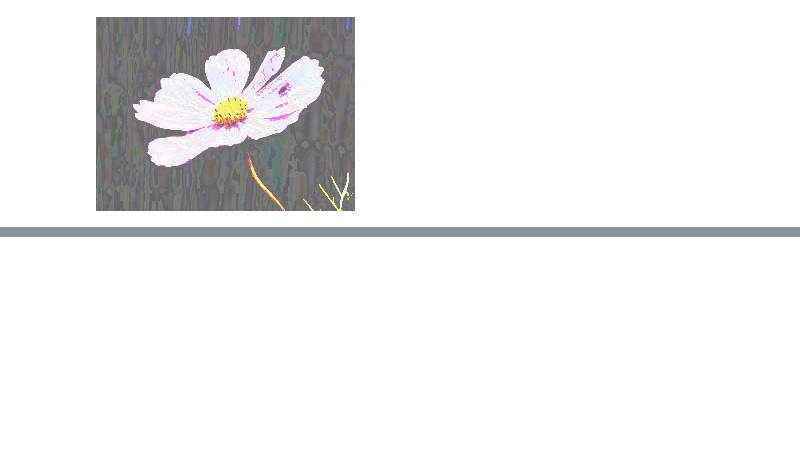
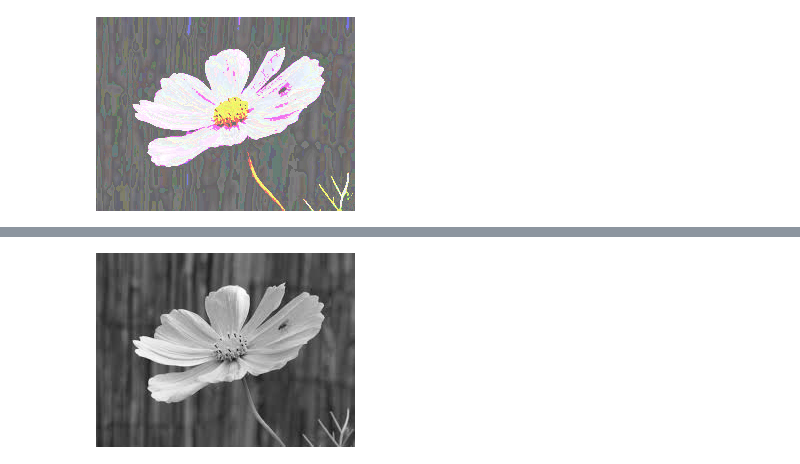
Before and after one commit to szeshiang/Advanced-Computer-Vision, a Jupyter notebook: 062324_Img_Processing.ipynb, the cells around one changed output, grey strips where cells are left out. Cells and saved outputs as stored; diff of their text form; code cells hidden in the pictures; blank space fills up the shorter version.

```diff
--- a/062324_Img_Processing.ipynb
+++ b/062324_Img_Processing.ipynb
@@ -300,0 +307,5 @@ cv2_imshow(bit_wise_or)
+# %%
+gray_scale=cv2.cvtColor(input_image,cv2.COLOR_BGR2GRAY)
+cv2_imshow(gray_scale)
+# %% [output]
+[figure, added]
```
Also changed, not shown: parts of 21 cells of this notebook.
